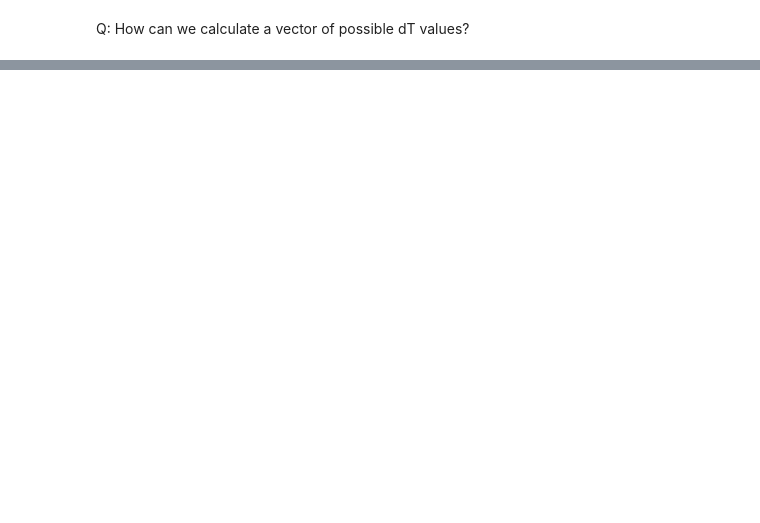
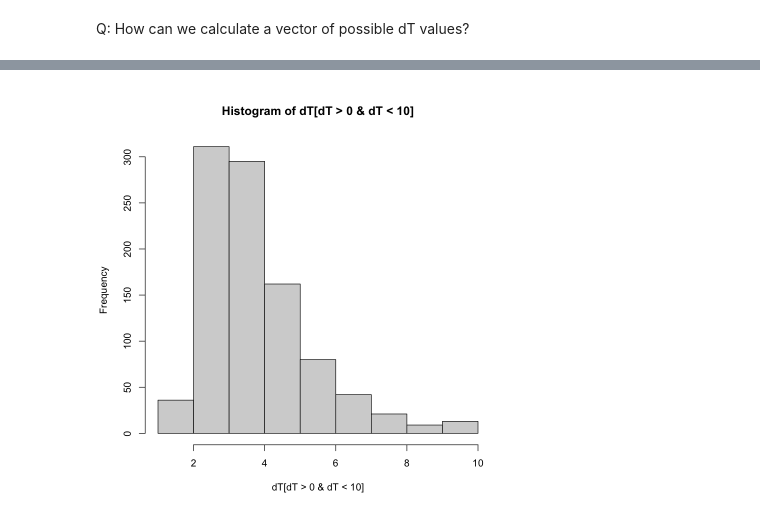
Before and after one commit to jrising/ccecon2025, a Jupyter notebook: Week 2 - Climate feedback.ipynb, the cells around one changed output, grey strips where cells are left out. Drawn from its saved outputs; the diff is of its cells as text; code cells hidden in the pictures; blank space fills up the shorter version.

```diff
--- a/Week 2 - Climate feedback.ipynb
+++ b/Week 2 - Climate feedback.ipynb
@@ -30,2 +107,4 @@ hist(ff)
 # %% [markdown]
 Q: How can we calculate a vector of possible dT values?
+# %%
+dT = 1.2 / (1 - ff)
@@ -31,0 +115,4 @@ Q: How can we calculate a vector of possible dT values?
+# %%
+hist(dT[dT > 0 & dT < 10])
+# %% [output]
+[figure, added]
```
Also changed, not shown: parts of 16 cells of this notebook, 2 other files.
